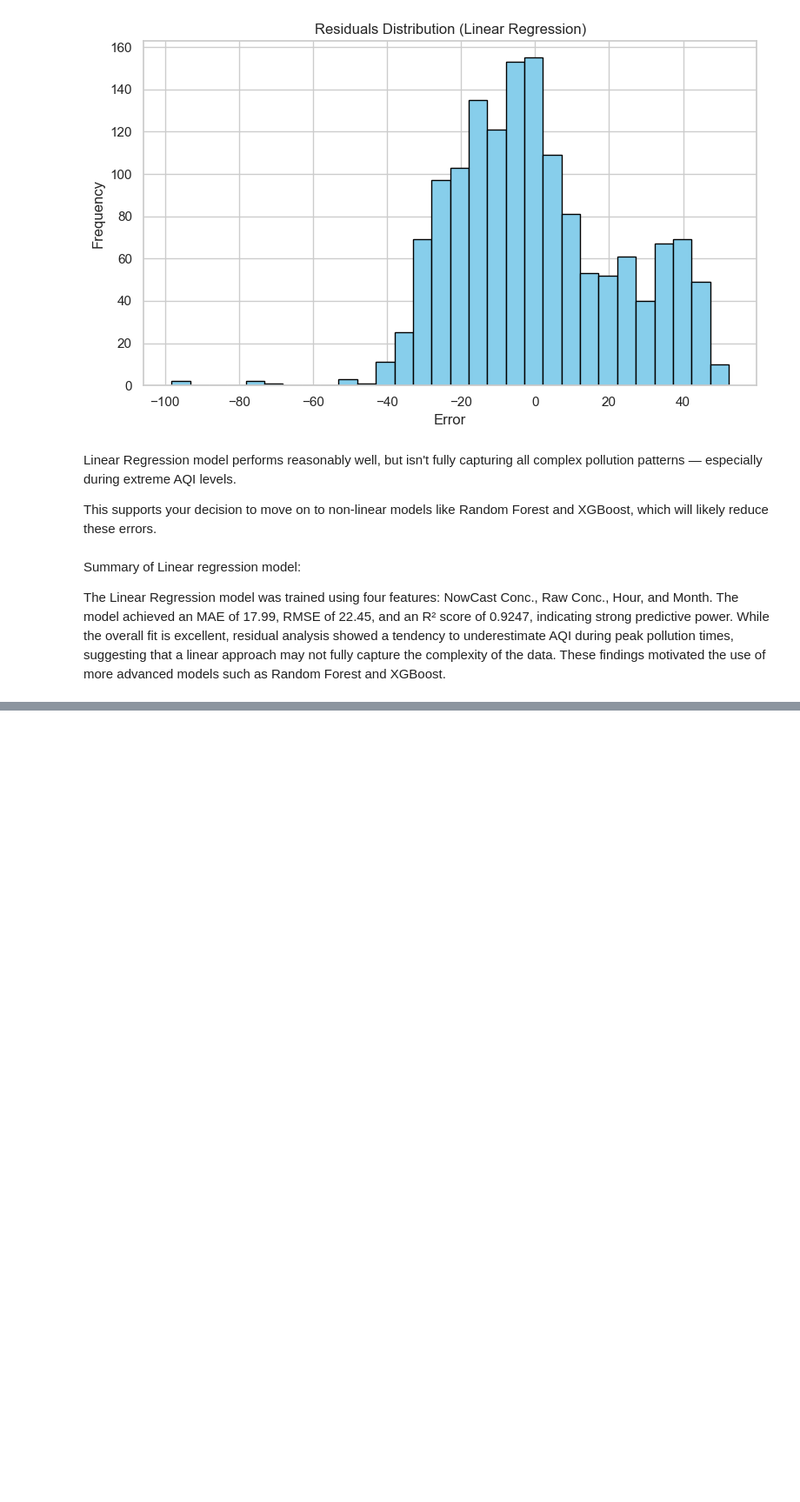
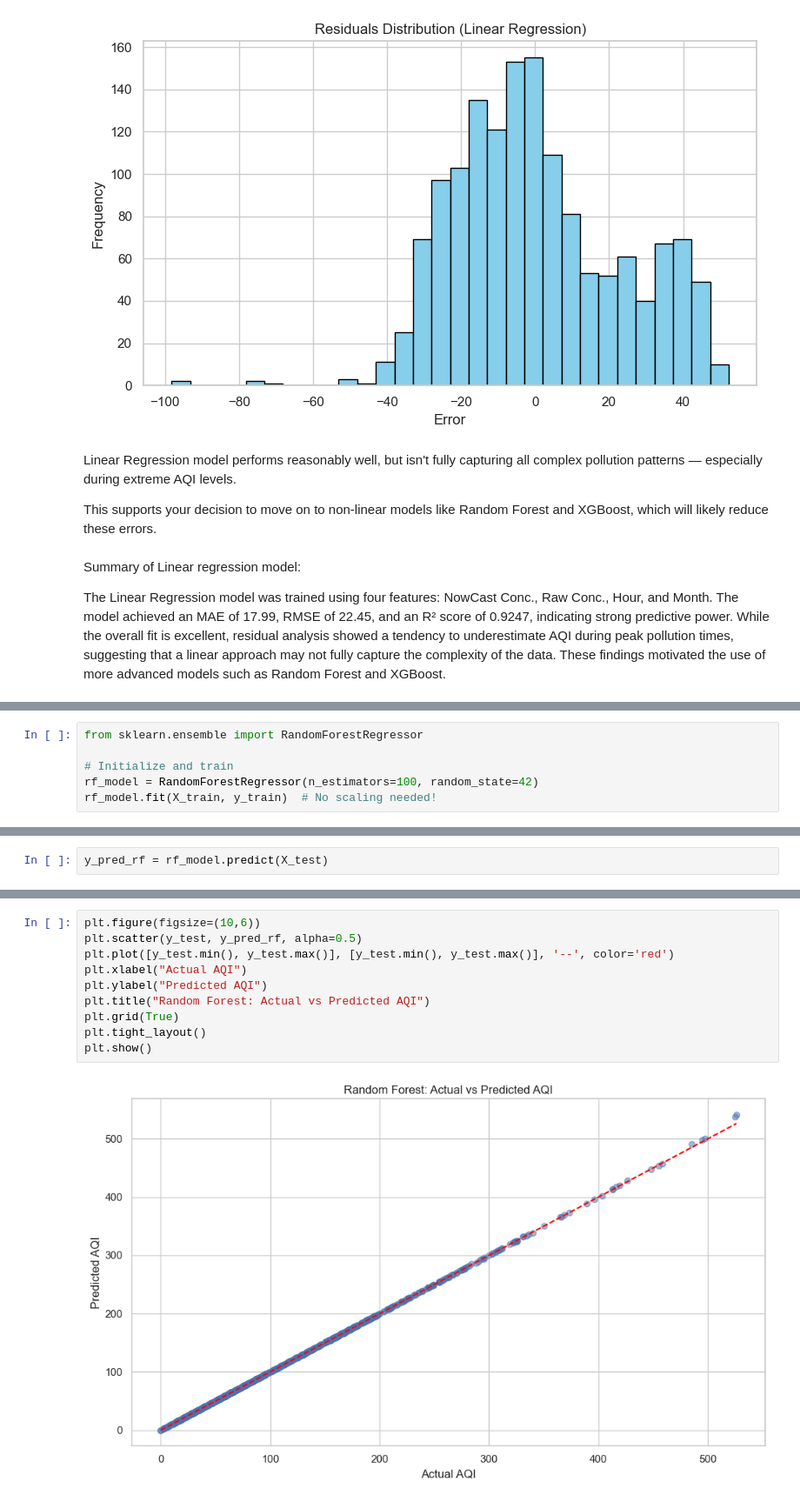
Before and after one commit to CCT-Dublin/capstone-project-Nomin1016, a Jupyter notebook: Nomin_CA3_StrategicThinking.ipynb, the cells around one changed output, grey strips where cells are left out. Shown at 87% size. Cells and saved outputs as stored; diff of their text form; blank space fills up the shorter version.

```diff
--- a/Nomin_CA3_StrategicThinking.ipynb
+++ b/Nomin_CA3_StrategicThinking.ipynb
@@ -424,0 +427,6 @@ The Linear Regression model was trained using four features: NowCast Conc., Raw
+# %%
+from sklearn.ensemble import RandomForestRegressor
+
+# Initialize and train
+rf_model = RandomForestRegressor(n_estimators=100, random_state=42)
+rf_model.fit(X_train, y_train)  # No scaling needed!
@@ -424,0 +435,2 @@ The Linear Regression model was trained using four features: NowCast Conc., Raw
+# %%
+y_pred_rf = rf_model.predict(X_test)
@@ -424,0 +451,12 @@ The Linear Regression model was trained using four features: NowCast Conc., Raw
+# %%
+plt.figure(figsize=(10,6))
+plt.scatter(y_test, y_pred_rf, alpha=0.5)
+plt.plot([y_test.min(), y_test.max()], [y_test.min(), y_test.max()], '--', color='red')
+plt.xlabel("Actual AQI")
+plt.ylabel("Predicted AQI")
+plt.title("Random Forest: Actual vs Predicted AQI")
+plt.grid(True)
+plt.tight_layout()
+plt.show()
+# %% [output]
+[figure, added]
```
Also changed, not shown: parts of 24 cells of this notebook.
